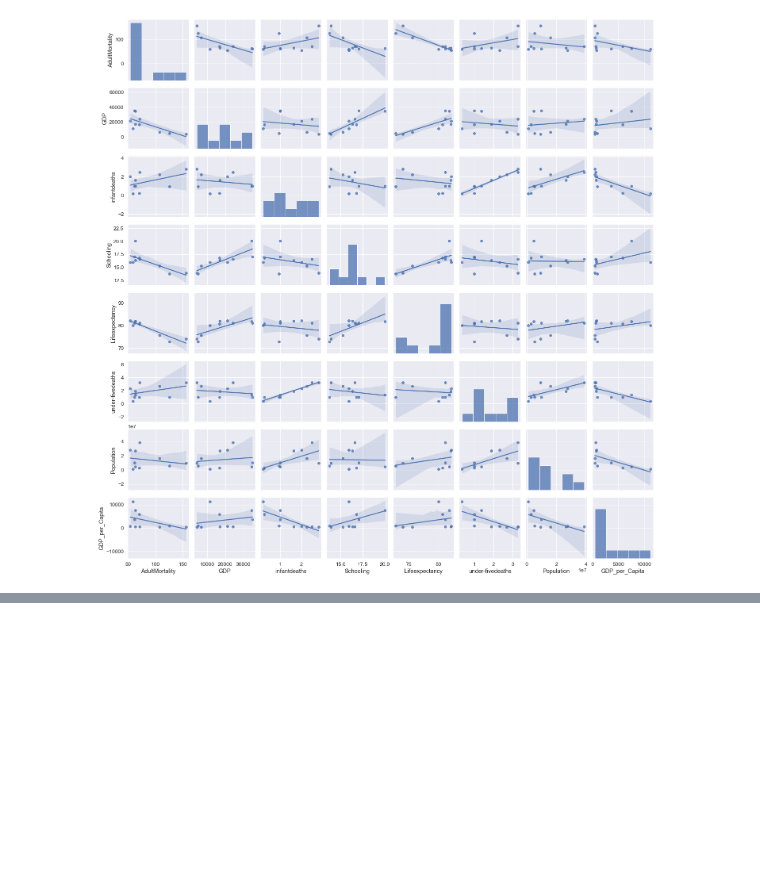
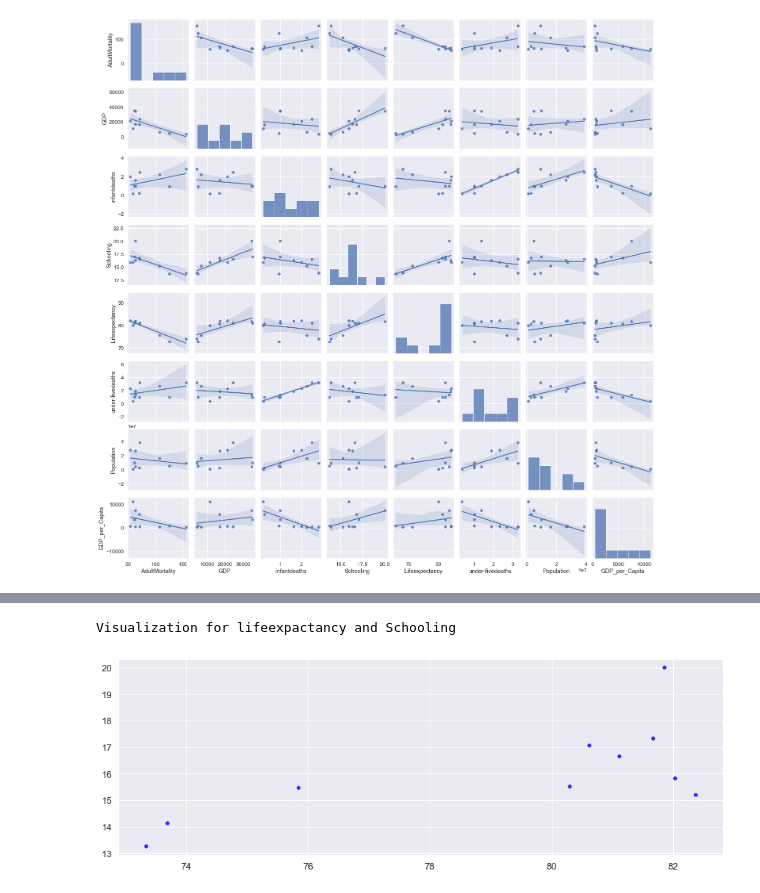
Before and after one commit to SidhST12/BSIP_Assignment_2_Students, a Jupyter notebook: stats_asn_2_start.ipynb, the cells around one changed output, grey strips where cells are left out. Saved outputs shown, nothing was run; the diff lists cells and outputs as text; code cells hidden in the pictures; blank space fills up the shorter version.

```diff
--- a/stats_asn_2_start.ipynb
+++ b/stats_asn_2_start.ipynb
@@ -743,0 +678,8 @@ thinkplot.Scatter(thinkstats2.Jitter(df_dev["Lifeexpectancy"]),thinkstats2.Jitte
+# %%
+# DEVELOPED COUNTRIES: - 2-Visualization for lifeexpactancy and schooling
+
+thinkplot.Scatter(thinkstats2.Jitter(df_devf["Lifeexpectancy"]),thinkstats2.Jitter(df_devf["Schooling"]),alpha=.8)
+print("Visualization for lifeexpactancy and Schooling")
+# %% [output]
+Visualization for lifeexpactancy and Schooling
+[figure, added]
```
Also changed, not shown: parts of 54 cells of this notebook.
